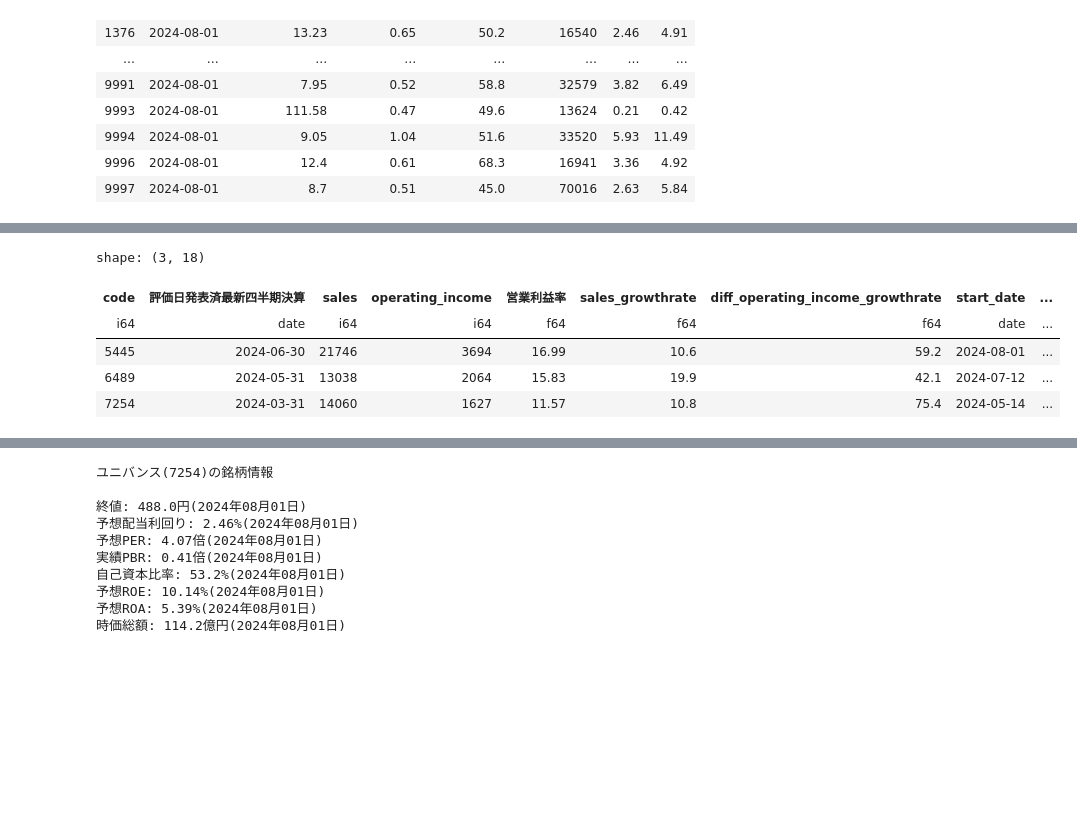
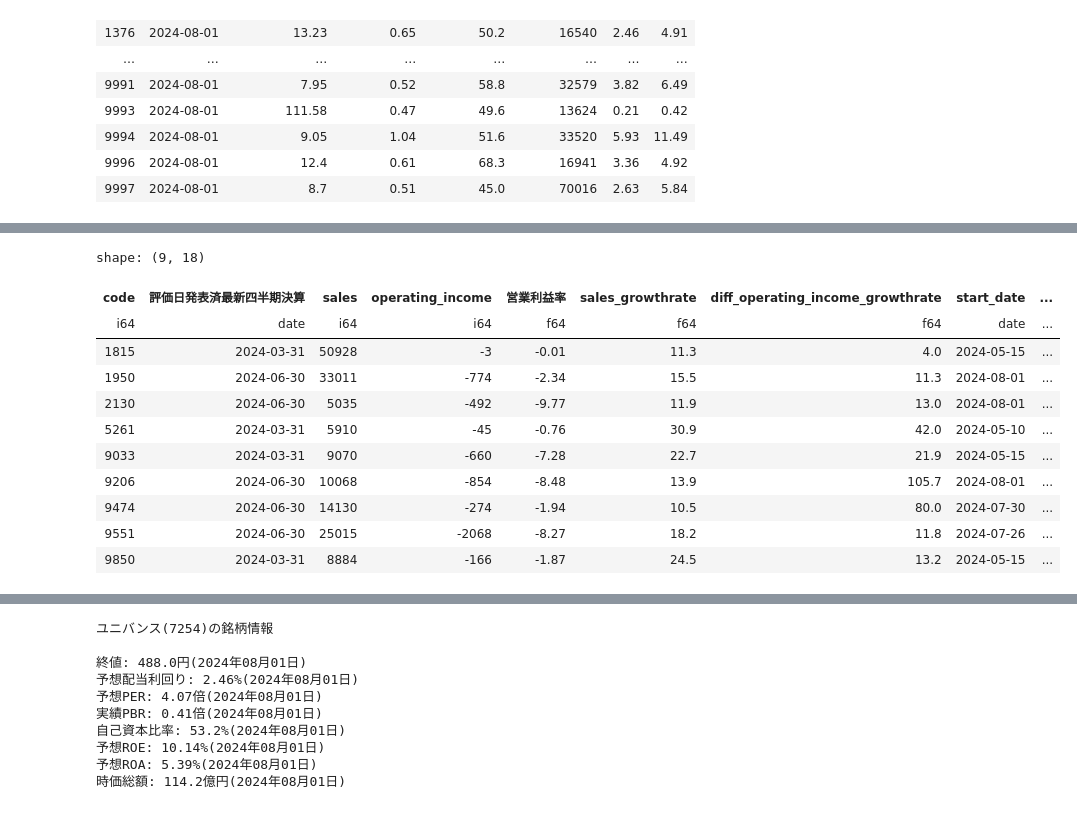
Before and after one commit to ogs-digilfe/wequant, a Jupyter notebook: notebooks/analysis/四半期騰落率過去分析1.ipynb, the cells around one changed output, grey strips where cells are left out. Saved outputs shown, nothing was run; the diff lists cells and outputs as text; code cells hidden in the pictures; blank space fills up the shorter version.

```diff
--- a/notebooks/analysis/四半期騰落率過去分析1.ipynb
+++ b/notebooks/analysis/四半期騰落率過去分析1.ipynb
@@ -162,55 +164,66 @@ shape: (3_246, 18)
 # %%
 # para
 # 業績para
+finance_filter = False
+
 min_sales = 5000
 
-min_operating_income = 0
+min_operating_income = -10000000
 
-min_営業利益率 = 10
-max_営業利益率 = 100
+min_営業利益率 = -100
+max_営業利益率 = 0
 
 min_sales_growth_rate = 10
 max_sales_growth_rate = 100
 
 min_diff_operating_income_growthrate = 0
 
-r1 = 1.1
+r1 = 0
 # 財務para
 max_expected_PER = 100
-max_actual_PBR = 1
+max_actual_PBR = 10
 min_actual_CAR = 50
-min_ROA = 5
-min_ROE = 10
+min_ROA = -100
+min_ROE = -100
 
 
 # 単純filter
 df = evaluated_df
 # 業績filter
 df = df.filter(pl.col("sales")>=min_sales)\
     .filter(pl.col("operating_income")>=min_operating_income)\
     .filter(pl.col("営業利益率")>=min_営業利益率)\
     .filter(pl.col("営業利益率")<=max_営業利益率)\
     .filter(pl.col("sales_growthrate")>=min_sales_growth_rate)\
     .filter(pl.col("sales_growthrate")<=max_sales_growth_rate)\
     .filter(pl.col("diff_operating_income_growthrate")>=min_diff_operating_income_growthrate)
+
 # 財務filter
-df = df.filter(pl.col("expected_PER")<=max_expected_PER)\
-    .filter(pl.col("actual_PBR")<=max_actual_PBR)\
-    .filter(pl.col("actual_CAR")>=min_actual_CAR)\
-    .filter(pl.col("ROA")>=min_ROA)\
-    .filter(pl.col("ROE")>=min_ROE)
+# 黒字化企業をfilterする場合は、実行しない
+if finance_filter:
+    df = df.filter(pl.col("expected_PER")<=max_expected_PER)\
+        .filter(pl.col("actual_PBR")<=max_actual_PBR)\
+        .filter(pl.col("actual_CAR")>=min_actual_CAR)\
+        .filter(pl.col("ROA")>=min_ROA)\
+        .filter(pl.col("ROE")>=min_ROE)
 
 # 列間filter
 df = df.filter(
     pl.lit(r1) * pl.col("sales_growthrate") <= pl.col("diff_operating_income_growthrate")
 )
 
 target_df = df
 target_df
 # %% [output]
-shape: (3, 18)
+shape: (9, 18)
 | code | 評価日発表済最新四半期決算 | sales | operating_income | 営業利益率 | sales_growthrate | diff_operating_income_growthrate | start_date | ... |
 | i64 | date | i64 | i64 | f64 | f64 | f64 | date | ... |
-| 5445 | 2024-06-30 | 21746 | 3694 | 16.99 | 10.6 | 59.2 | 2024-08-01 | ... |
-| 6489 | 2024-05-31 | 13038 | 2064 | 15.83 | 19.9 | 42.1 | 2024-07-12 | ... |
-| 7254 | 2024-03-31 | 14060 | 1627 | 11.57 | 10.8 | 75.4 | 2024-05-14 | ... |
+| 1815 | 2024-03-31 | 50928 | -3 | -0.01 | 11.3 | 4.0 | 2024-05-15 | ... |
+| 1950 | 2024-06-30 | 33011 | -774 | -2.34 | 15.5 | 11.3 | 2024-08-01 | ... |
+| 2130 | 2024-06-30 | 5035 | -492 | -9.77 | 11.9 | 13.0 | 2024-08-01 | ... |
+| 5261 | 2024-03-31 | 5910 | -45 | -0.76 | 30.9 | 42.0 | 2024-05-10 | ... |
+| 9033 | 2024-03-31 | 9070 | -660 | -7.28 | 22.7 | 21.9 | 2024-05-15 | ... |
+| 9206 | 2024-06-30 | 10068 | -854 | -8.48 | 13.9 | 105.7 | 2024-08-01 | ... |
+| 9474 | 2024-06-30 | 14130 | -274 | -1.94 | 10.5 | 80.0 | 2024-07-30 | ... |
+| 9551 | 2024-06-30 | 25015 | -2068 | -8.27 | 18.2 | 11.8 | 2024-07-26 | ... |
+| 9850 | 2024-03-31 | 8884 | -166 | -1.87 | 24.5 | 13.2 | 2024-05-15 | ... |
```
Also changed, not shown: parts of 4 cells of this notebook, 3 other files.
